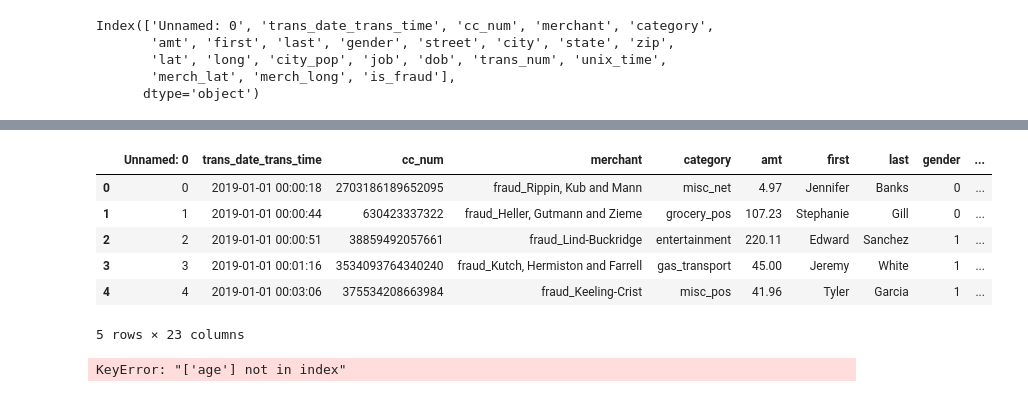
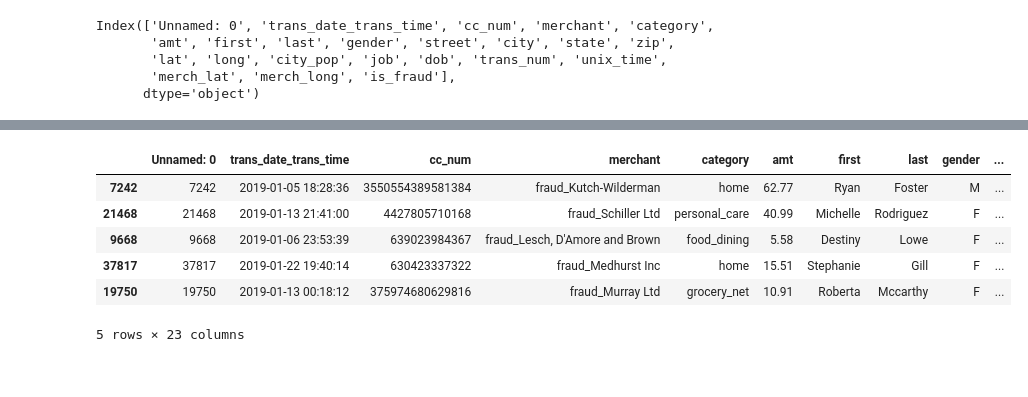
Before and after one commit to bhawanamehraa/CODSOFT, a Jupyter notebook: credit_card_fraud.ipynb, the cells around one changed output, grey strips where cells are left out. Cells and saved outputs as stored; diff of their text form; code cells hidden in the pictures.

```diff
--- a/credit_card_fraud.ipynb
+++ b/credit_card_fraud.ipynb
@@ -94,5 +83,0 @@ df['age']=(now-df['dob']).astype('<m8[Y]')
-# %%
-
-from sklearn.preprocessing import LabelEncoder
-le=LabelEncoder()
-df['gender']=le.fit_transform(df['gender'])
@@ -132 +127,4 @@ is_fraud
 Name: count, dtype: int64
+# %%
+legit=df[df.is_fraud==0]
+fraud =df[df.is_fraud==1]
@@ -133,16 +213,15 @@ Name: count, dtype: int64
+# %%
+legit_sample =legit.sample(n=397)
+# %%
+new_dataset = pd.concat([legit_sample, fraud], axis=0)
 # %%
 
-df.head()
+new_dataset.head()
 # %% [output]
 |  | Unnamed: 0 | trans_date_trans_time | cc_num | merchant | category | amt | first | last | gender | ... |
-| 0 | 0 | 2019-01-01 00:00:18 | 2703186189652095 | fraud_Rippin, Kub and Mann | misc_net | 4.97 | Jennifer | Banks | 0 | ... |
-| 1 | 1 | 2019-01-01 00:00:44 | 630423337322 | fraud_Heller, Gutmann and Zieme | grocery_pos | 107.23 | Stephanie | Gill | 0 | ... |
-| 2 | 2 | 2019-01-01 00:00:51 | 38859492057661 | fraud_Lind-Buckridge | entertainment | 220.11 | Edward | Sanchez | 1 | ... |
-| 3 | 3 | 2019-01-01 00:01:16 | 3534093764340240 | fraud_Kutch, Hermiston and Farrell | gas_transport | 45.00 | Jeremy | White | 1 | ... |
-| 4 | 4 | 2019-01-01 00:03:06 | 375534208663984 | fraud_Keeling-Crist | misc_pos | 41.96 | Tyler | Garcia | 1 | ... |
+| 7242 | 7242 | 2019-01-05 18:28:36 | 3550554389581384 | fraud_Kutch-Wilderman | home | 62.77 | Ryan | Foster | M | ... |
+| 21468 | 21468 | 2019-01-13 21:41:00 | 4427805710168 | fraud_Schiller Ltd | personal_care | 40.99 | Michelle | Rodriguez | F | ... |
+| 9668 | 9668 | 2019-01-06 23:53:39 | 639023984367 | fraud_Lesch, D'Amore and Brown | food_dining | 5.58 | Destiny | Lowe | F | ... |
+| 37817 | 37817 | 2019-01-22 19:40:14 | 630423337322 | fraud_Medhurst Inc | home | 15.51 | Stephanie | Gill | F | ... |
+| 19750 | 19750 | 2019-01-13 00:18:12 | 375974680629816 | fraud_Murray Ltd | grocery_net | 10.91 | Roberta | Mccarthy | F | ... |
 5 rows × 23 columns
-# %%
-x=df[['cc_num', 'gender', 'zip', 'lat', 'long', 'city_pop', 'merch_lat','age']]
-y=df['is_fraud']
-# %% [output]
-KeyError: "['age'] not in index"
```
Also changed, not shown: parts of 49 cells of this notebook.
